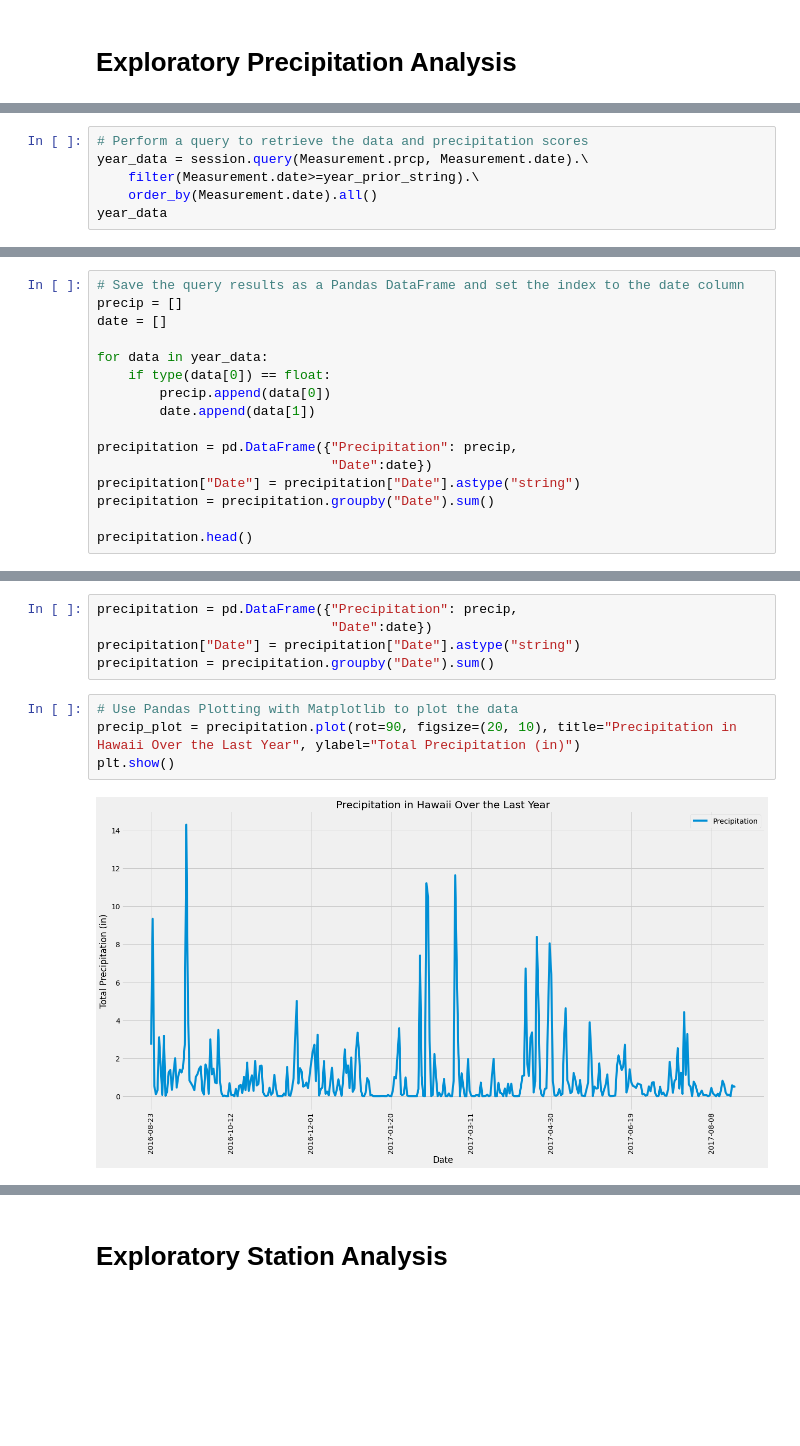
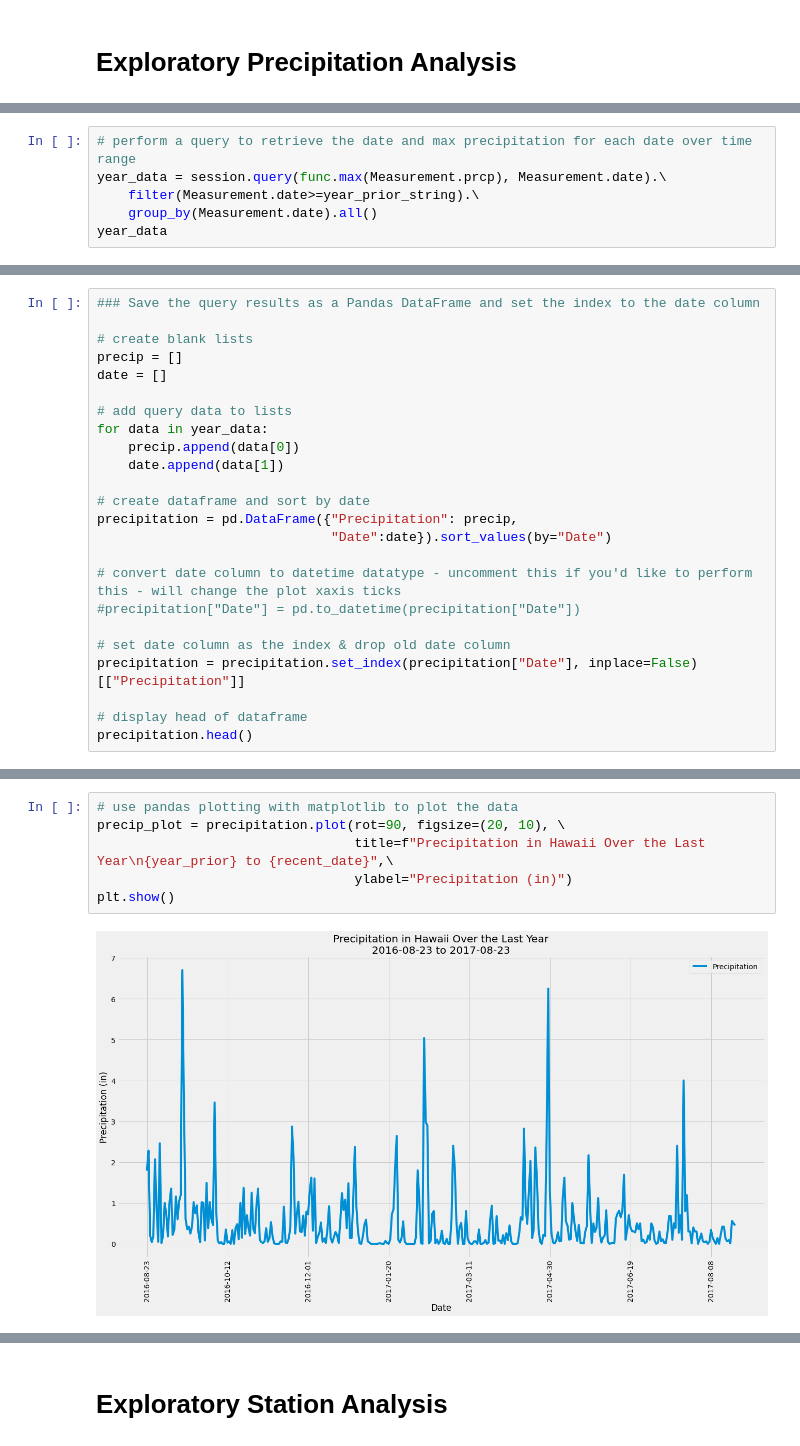
Before and after one commit to khutula/sqlalchemy-challenge, a Jupyter notebook: climate_starter.ipynb, the cells around one changed output, grey strips where cells are left out. Drawn from its saved outputs; the diff is of its cells as text; blank space fills up the shorter version.

Commit message:
clean up exploratory precip analysis section

```diff
--- a/climate_starter.ipynb
+++ b/climate_starter.ipynb
@@ -105,7 +83,7 @@ precip
 # %%
-# Perform a query to retrieve the data and precipitation scores
-year_data = session.query(Measurement.prcp, Measurement.date).\
+# perform a query to retrieve the date and max precipitation for each date over time range
+year_data = session.query(func.max(Measurement.prcp), Measurement.date).\
     filter(Measurement.date>=year_prior_string).\
-    order_by(Measurement.date).all()
+    group_by(Measurement.date).all()
 year_data
 # %% [output]
@@ -129,18 +107,26 @@ year_data
 # %%
-# Save the query results as a Pandas DataFrame and set the index to the date column
+### Save the query results as a Pandas DataFrame and set the index to the date column
+
+# create blank lists
 precip = []
 date = []
 
+# add query data to lists
 for data in year_data:
-    if type(data[0]) == float:
-        precip.append(data[0])
-        date.append(data[1])
+    precip.append(data[0])
+    date.append(data[1])
 
+# create dataframe and sort by date
 precipitation = pd.DataFrame({"Precipitation": precip,
-                              "Date":date})
-precipitation["Date"] = precipitation["Date"].astype("string")
-precipitation = precipitation.groupby("Date").sum()
+                              "Date":date}).sort_values(by="Date")
 
+# convert date column to datetime datatype - uncomment this if you'd like to perform this - will change the plot xaxis ticks
+#precipitation["Date"] = pd.to_datetime(precipitation["Date"])
+
+# set date column as the index & drop old date column
+precipitation = precipitation.set_index(precipitation["Date"], inplace=False)[["Precipitation"]]
+
+# display head of dataframe
 precipitation.head()
 # %% [output]
 |  | Precipitation |
@@ -153,12 +139,9 @@ precipitation.head()
-# %%
-precipitation = pd.DataFrame({"Precipitation": precip,
-                              "Date":date})
-precipitation["Date"] = precipitation["Date"].astype("string")
-precipitation = precipitation.groupby("Date").sum()
 # %%
-# Use Pandas Plotting with Matplotlib to plot the data
-precip_plot = precipitation.plot(rot=90, figsize=(20, 10), title="Precipitation in Hawaii Over the Last Year", ylabel="Total Precipitation (in)")
+# use pandas plotting with matplotlib to plot the data
+precip_plot = precipitation.plot(rot=90, figsize=(20, 10), \
+                                 title=f"Precipitation in Hawaii Over the Last Year\n{year_prior} to {recent_date}",\
+                                 ylabel="Precipitation (in)")
 plt.show()
 # %% [output]
-[figure, old version]
+[figure, new version]
 # %%
```
Also changed, not shown: parts of 18 cells of this notebook.
